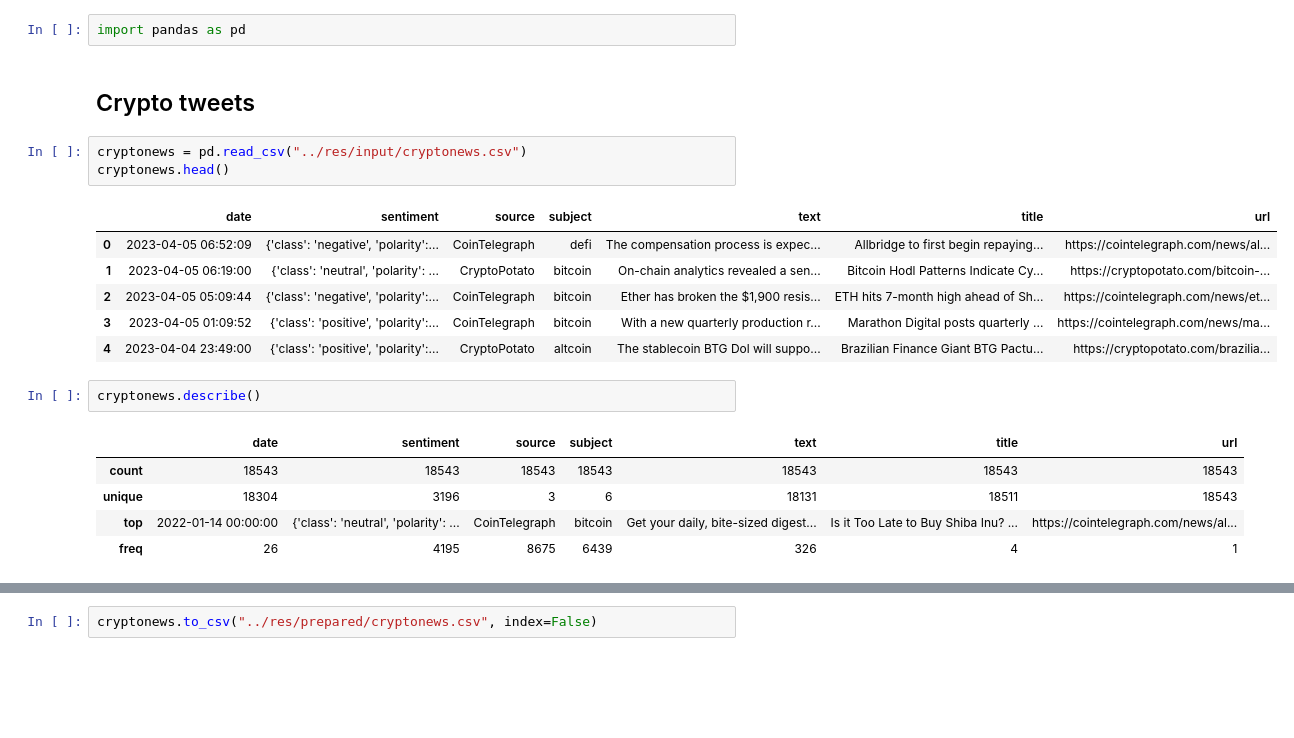
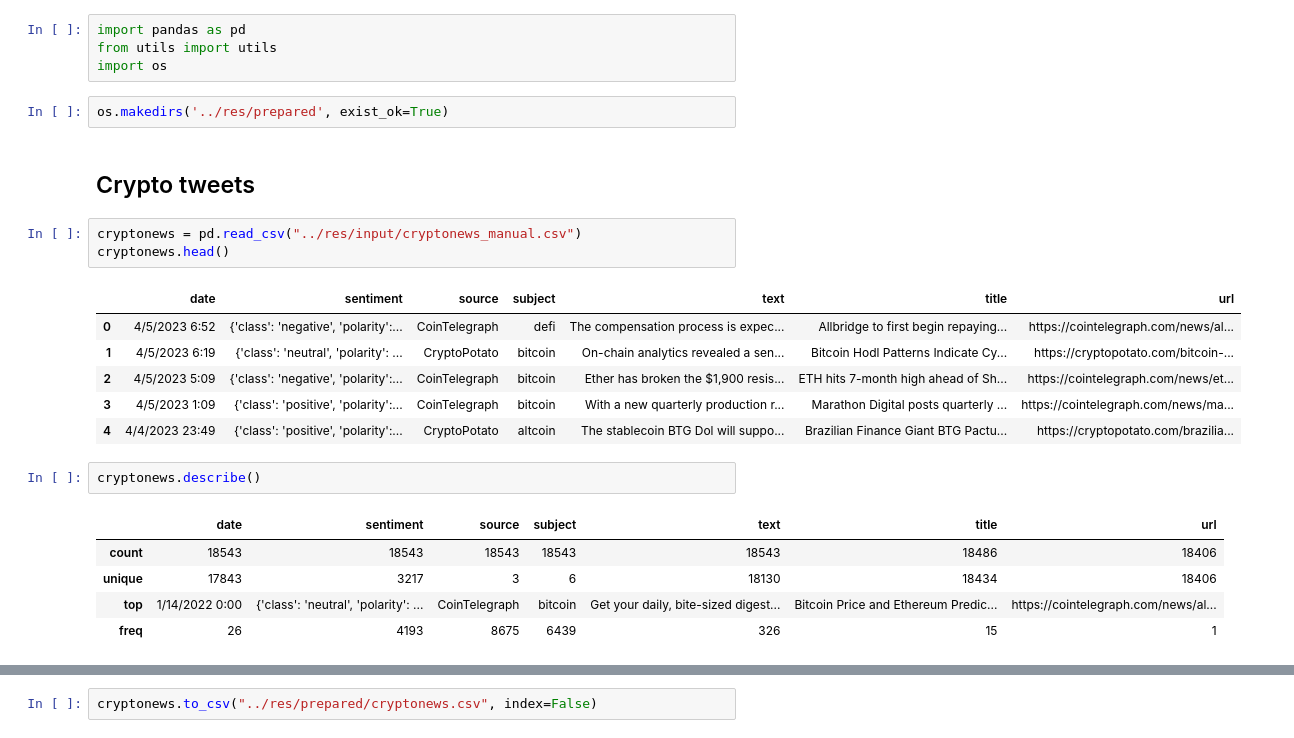
Before and after one commit to NiklasSeitherDHBW/NLP-CrowdFlow, a Jupyter notebook: src/data_preparatoin.ipynb, the cells around one changed output, grey strips where cells are left out. Drawn from its saved outputs; the diff is of its cells as text; blank space fills up the shorter version.

```diff
--- a/src/data_preparatoin.ipynb
+++ b/src/data_preparatoin.ipynb
@@ -1,25 +1,29 @@
 # %%
 import pandas as pd
+from utils import utils
+import os
+# %%
+os.makedirs('../res/prepared', exist_ok=True)
 # %% [markdown]
 ## Crypto tweets
 # %%
-cryptonews = pd.read_csv("../res/input/cryptonews.csv")
+cryptonews = pd.read_csv("../res/input/cryptonews_manual.csv")
 cryptonews.head()
 # %% [output]
 |  | date | sentiment | source | subject | text | title | url |
-| 0 | 2023-04-05 06:52:09 | {'class': 'negative', 'polarity':... | CoinTelegraph | defi | The compensation process is expec... | Allbridge to first begin repaying... | https://cointelegraph.com/news/al... |
-| 1 | 2023-04-05 06:19:00 | {'class': 'neutral', 'polarity': ... | CryptoPotato | bitcoin | On-chain analytics revealed a sen... | Bitcoin Hodl Patterns Indicate Cy... | https://cryptopotato.com/bitcoin-... |
-| 2 | 2023-04-05 05:09:44 | {'class': 'negative', 'polarity':... | CoinTelegraph | bitcoin | Ether has broken the $1,900 resis... | ETH hits 7-month high ahead of Sh... | https://cointelegraph.com/news/et... |
-| 3 | 2023-04-05 01:09:52 | {'class': 'positive', 'polarity':... | CoinTelegraph | bitcoin | With a new quarterly production r... | Marathon Digital posts quarterly ... | https://cointelegraph.com/news/ma... |
-| 4 | 2023-04-04 23:49:00 | {'class': 'positive', 'polarity':... | CryptoPotato | altcoin | The stablecoin BTG Dol will suppo... | Brazilian Finance Giant BTG Pactu... | https://cryptopotato.com/brazilia... |
+| 0 | 4/5/2023 6:52 | {'class': 'negative', 'polarity':... | CoinTelegraph | defi | The compensation process is expec... | Allbridge to first begin repaying... | https://cointelegraph.com/news/al... |
+| 1 | 4/5/2023 6:19 | {'class': 'neutral', 'polarity': ... | CryptoPotato | bitcoin | On-chain analytics revealed a sen... | Bitcoin Hodl Patterns Indicate Cy... | https://cryptopotato.com/bitcoin-... |
+| 2 | 4/5/2023 5:09 | {'class': 'negative', 'polarity':... | CoinTelegraph | bitcoin | Ether has broken the $1,900 resis... | ETH hits 7-month high ahead of Sh... | https://cointelegraph.com/news/et... |
+| 3 | 4/5/2023 1:09 | {'class': 'positive', 'polarity':... | CoinTelegraph | bitcoin | With a new quarterly production r... | Marathon Digital posts quarterly ... | https://cointelegraph.com/news/ma... |
+| 4 | 4/4/2023 23:49 | {'class': 'positive', 'polarity':... | CryptoPotato | altcoin | The stablecoin BTG Dol will suppo... | Brazilian Finance Giant BTG Pactu... | https://cryptopotato.com/brazilia... |
 # %%
 cryptonews.describe()
 # %% [output]
 |  | date | sentiment | source | subject | text | title | url |
-| count | 18543 | 18543 | 18543 | 18543 | 18543 | 18543 | 18543 |
-| unique | 18304 | 3196 | 3 | 6 | 18131 | 18511 | 18543 |
-| top | 2022-01-14 00:00:00 | {'class': 'neutral', 'polarity': ... | CoinTelegraph | bitcoin | Get your daily, bite-sized digest... | Is it Too Late to Buy Shiba Inu? ... | https://cointelegraph.com/news/al... |
-| freq | 26 | 4195 | 8675 | 6439 | 326 | 4 | 1 |
+| count | 18543 | 18543 | 18543 | 18543 | 18543 | 18486 | 18406 |
+| unique | 17843 | 3217 | 3 | 6 | 18130 | 18434 | 18406 |
+| top | 1/14/2022 0:00 | {'class': 'neutral', 'polarity': ... | CoinTelegraph | bitcoin | Get your daily, bite-sized digest... | Bitcoin Price and Ethereum Predic... | https://cointelegraph.com/news/al... |
+| freq | 26 | 4193 | 8675 | 6439 | 326 | 15 | 1 |
 # %%
 cryptonews.isnull().sum()
 # %% [output]
```
Also changed, not shown: parts of 30 cells of this notebook, 1 other file.
